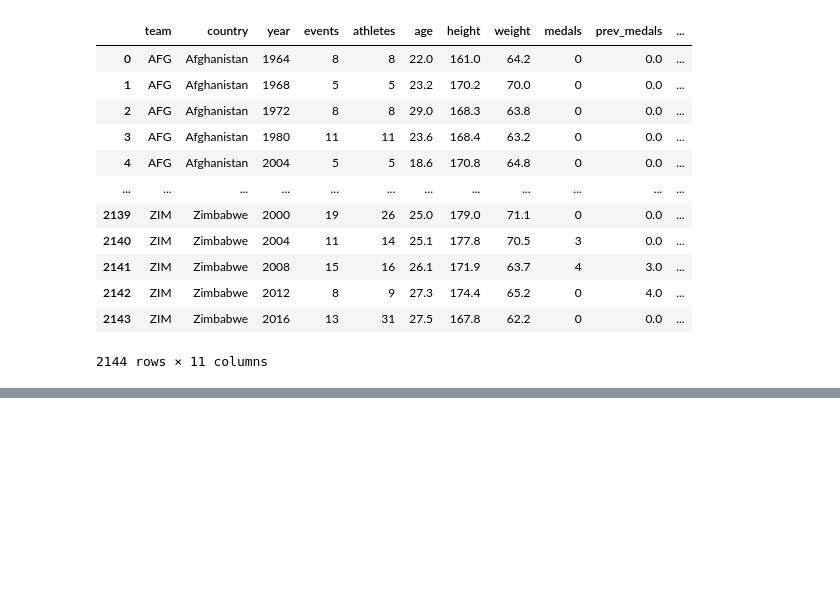
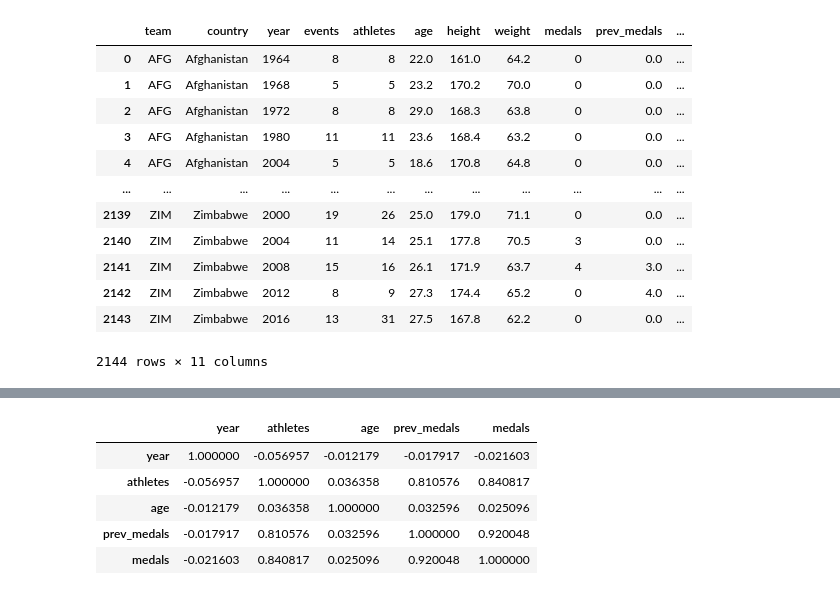
Before and after one commit to imaakanksha/MachineLearningProj, a Jupyter notebook: machine_learning.ipynb, the cells around one changed output, grey strips where cells are left out. Cells and saved outputs as stored; diff of their text form; code cells hidden in the pictures; blank space fills up the shorter version.

```diff
--- a/machine_learning.ipynb
+++ b/machine_learning.ipynb
@@ -18,0 +95,10 @@ teams
+# %%
+corr_matrix = teams[['year','athletes','age','prev_medals','medals']].corr()
+corr_matrix
+# %% [output]
+|  | year | athletes | age | prev_medals | medals |
+| year | 1.000000 | -0.056957 | -0.012179 | -0.017917 | -0.021603 |
+| athletes | -0.056957 | 1.000000 | 0.036358 | 0.810576 | 0.840817 |
+| age | -0.012179 | 0.036358 | 1.000000 | 0.032596 | 0.025096 |
+| prev_medals | -0.017917 | 0.810576 | 0.032596 | 1.000000 | 0.920048 |
+| medals | -0.021603 | 0.840817 | 0.025096 | 0.920048 | 1.000000 |
```
Also changed, not shown: parts of 7 cells of this notebook.
